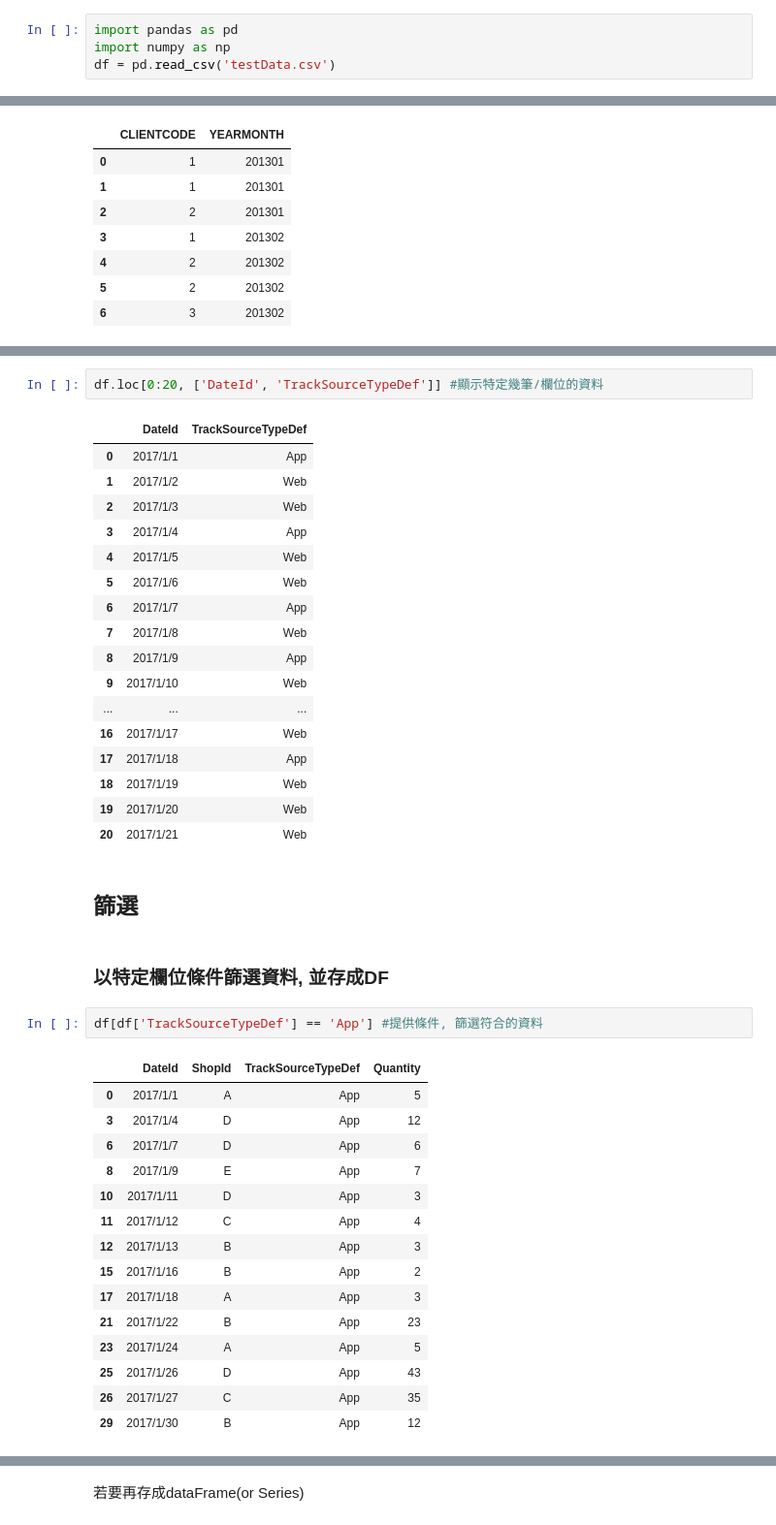
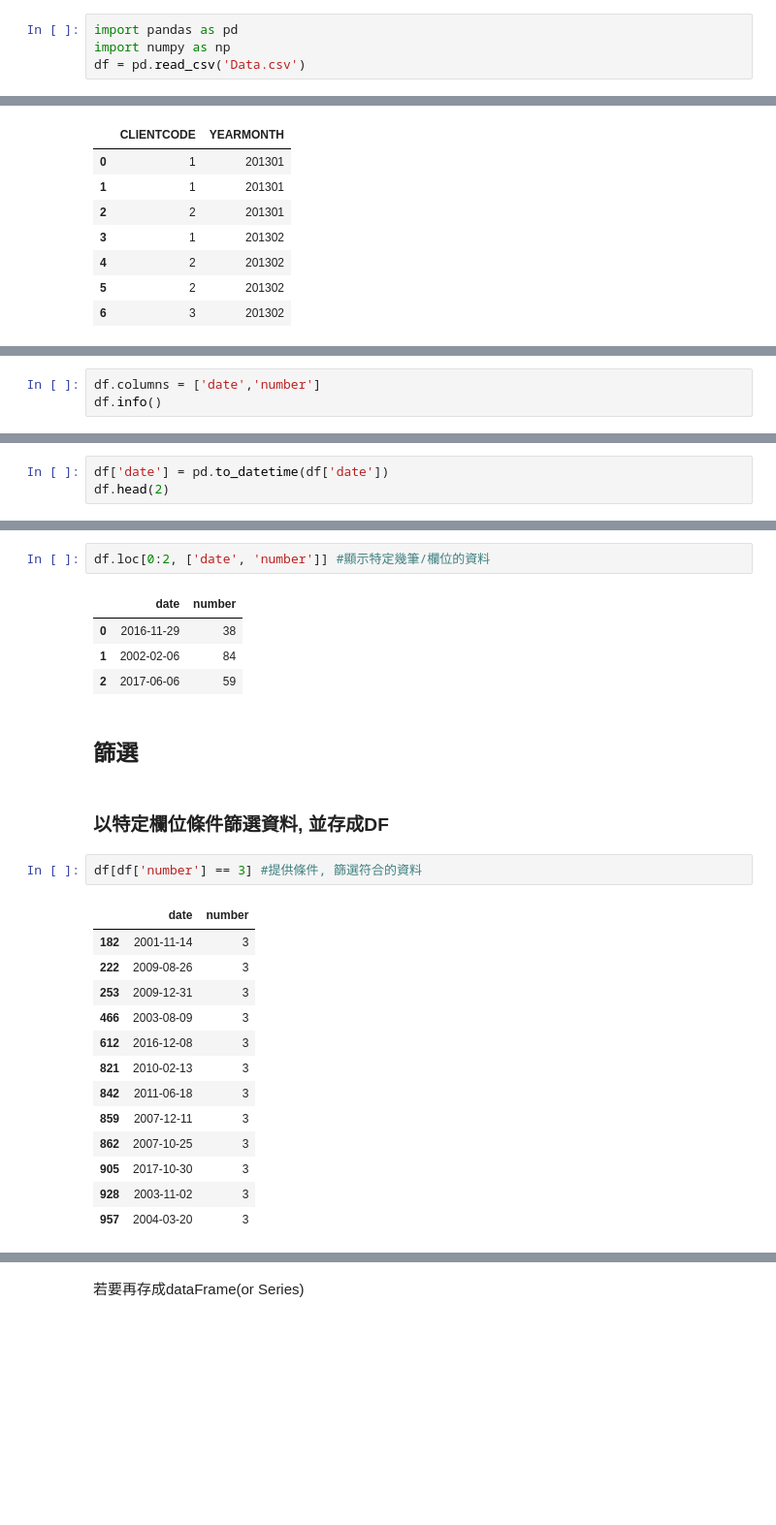
Before and after one commit to sopper08/Python, a Jupyter notebook: Module/Pandas/pandasExampleCode.ipynb, the cells around one changed output, grey strips where cells are left out. Shown at 97% size. Cells and saved outputs as stored; diff of their text form; blank space fills up the shorter version.

```diff
--- a/Module/Pandas/pandasExampleCode.ipynb
+++ b/Module/Pandas/pandasExampleCode.ipynb
@@ -10,4 +60,4 @@
 # %%
 import pandas as pd
 import numpy as np
-df = pd.read_csv('testData.csv')
+df = pd.read_csv('Data.csv')
@@ -84,0 +133,3 @@ memory usage: 1.0+ KB
+# %%
+df.columns = ['date','number']
+df.info()
@@ -84,0 +146,3 @@ memory usage: 1.0+ KB
+# %%
+df['date'] = pd.to_datetime(df['date'])
+df.head(2)
@@ -128,43 +196,28 @@ Name: 3, dtype: object
 # %%
-df.loc[0:20, ['DateId', 'TrackSourceTypeDef']] #顯示特定幾筆/欄位的資料
+df.loc[0:2, ['date', 'number']] #顯示特定幾筆/欄位的資料
 # %% [output]
-|  | DateId | TrackSourceTypeDef |
-| 0 | 2017/1/1 | App |
-| 1 | 2017/1/2 | Web |
-| 2 | 2017/1/3 | Web |
-| 3 | 2017/1/4 | App |
-| 4 | 2017/1/5 | Web |
-| 5 | 2017/1/6 | Web |
-| 6 | 2017/1/7 | App |
-| 7 | 2017/1/8 | Web |
-| 8 | 2017/1/9 | App |
-| 9 | 2017/1/10 | Web |
-| ... | ... | ... |
-| 16 | 2017/1/17 | Web |
-| 17 | 2017/1/18 | App |
-| 18 | 2017/1/19 | Web |
-| 19 | 2017/1/20 | Web |
-| 20 | 2017/1/21 | Web |
+|  | date | number |
+| 0 | 2016-11-29 | 38 |
+| 1 | 2002-02-06 | 84 |
+| 2 | 2017-06-06 | 59 |
 # %% [markdown]
-## 篩選
+## <span id = "3">篩選</span>
 # %% [markdown]
-### 以特定欄位條件篩選資料, 並存成DF
+### <span id = "3.1">以特定欄位條件篩選資料, 並存成DF</span>
 # %%
-df[df['TrackSourceTypeDef'] == 'App'] #提供條件, 篩選符合的資料
+df[df['number'] == 3] #提供條件, 篩選符合的資料
 # %% [output]
-|  | DateId | ShopId | TrackSourceTypeDef | Quantity |
-| 0 | 2017/1/1 | A | App | 5 |
-| 3 | 2017/1/4 | D | App | 12 |
-| 6 | 2017/1/7 | D | App | 6 |
-| 8 | 2017/1/9 | E | App | 7 |
-| 10 | 2017/1/11 | D | App | 3 |
-| 11 | 2017/1/12 | C | App | 4 |
-| 12 | 2017/1/13 | B | App | 3 |
-| 15 | 2017/1/16 | B | App | 2 |
-| 17 | 2017/1/18 | A | App | 3 |
-| 21 | 2017/1/22 | B | App | 23 |
-| 23 | 2017/1/24 | A | App | 5 |
-| 25 | 2017/1/26 | D | App | 43 |
-| 26 | 2017/1/27 | C | App | 35 |
-| 29 | 2017/1/30 | B | App | 12 |
+|  | date | number |
+| 182 | 2001-11-14 | 3 |
+| 222 | 2009-08-26 | 3 |
+| 253 | 2009-12-31 | 3 |
+| 466 | 2003-08-09 | 3 |
+| 612 | 2016-12-08 | 3 |
+| 821 | 2010-02-13 | 3 |
+| 842 | 2011-06-18 | 3 |
+| 859 | 2007-12-11 | 3 |
+| 862 | 2007-10-25 | 3 |
+| 905 | 2017-10-30 | 3 |
+| 928 | 2003-11-02 | 3 |
+| 957 | 2004-03-20 | 3 |
 # %% [markdown]
```
Also changed, not shown: parts of 104 cells of this notebook, 1 other file.
